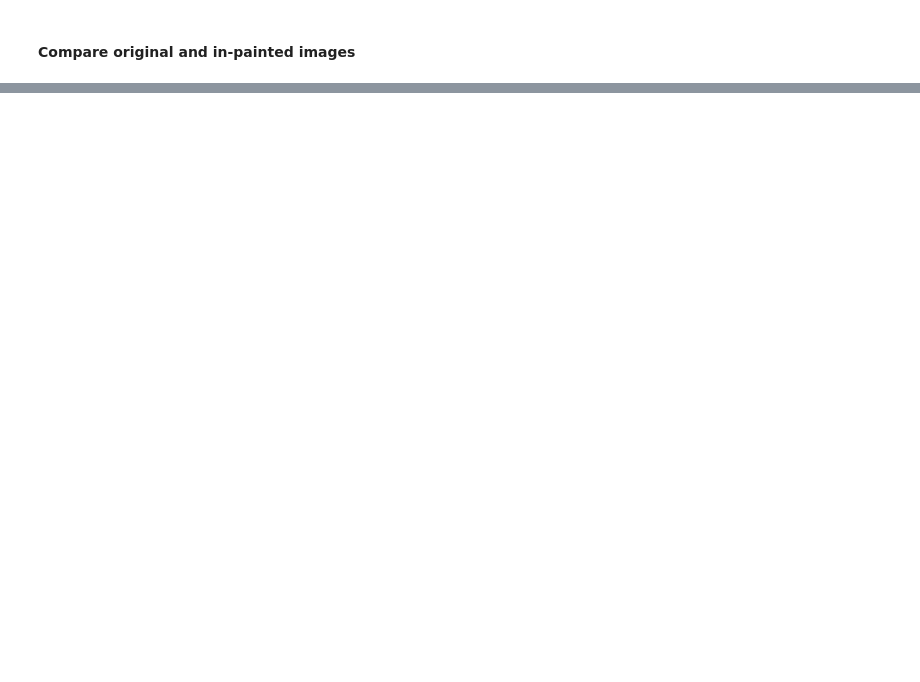
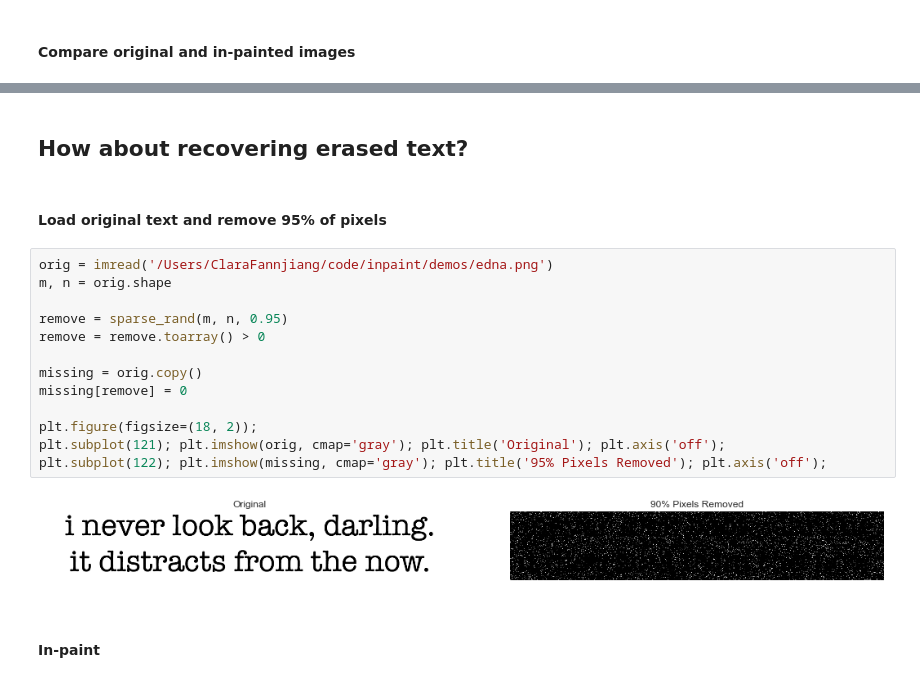
Before and after one commit to clarafy/inpaint, a Jupyter notebook: demos/random.ipynb, the cells around one changed output, grey strips where cells are left out. Drawn from its saved outputs; the diff is of its cells as text; blank space fills up the shorter version.

Commit message:
added text recovery example to random nb

```diff
--- a/demos/random.ipynb
+++ b/demos/random.ipynb
@@ -152 +153,22 @@ Norm of error: 0.0852647995386
 [figure]
+# %% [markdown]
+## How about recovering erased text?
+# %% [markdown]
+#### Load original text and remove 95% of pixels
+# %%
+orig = imread('/Users/ClaraFannjiang/code/inpaint/demos/edna.png')
+m, n = orig.shape
+
+remove = sparse_rand(m, n, 0.95)
+remove = remove.toarray() > 0
+
+missing = orig.copy()
+missing[remove] = 0
+
+plt.figure(figsize=(18, 2));
+plt.subplot(121); plt.imshow(orig, cmap='gray'); plt.title('Original'); plt.axis('off');
+plt.subplot(122); plt.imshow(missing, cmap='gray'); plt.title('95% Pixels Removed'); plt.axis('off');
+# %% [output]
+[figure, added]
+# %% [markdown]
+#### In-paint
```
Also changed, not shown: parts of 11 cells of this notebook, 3 other files.
